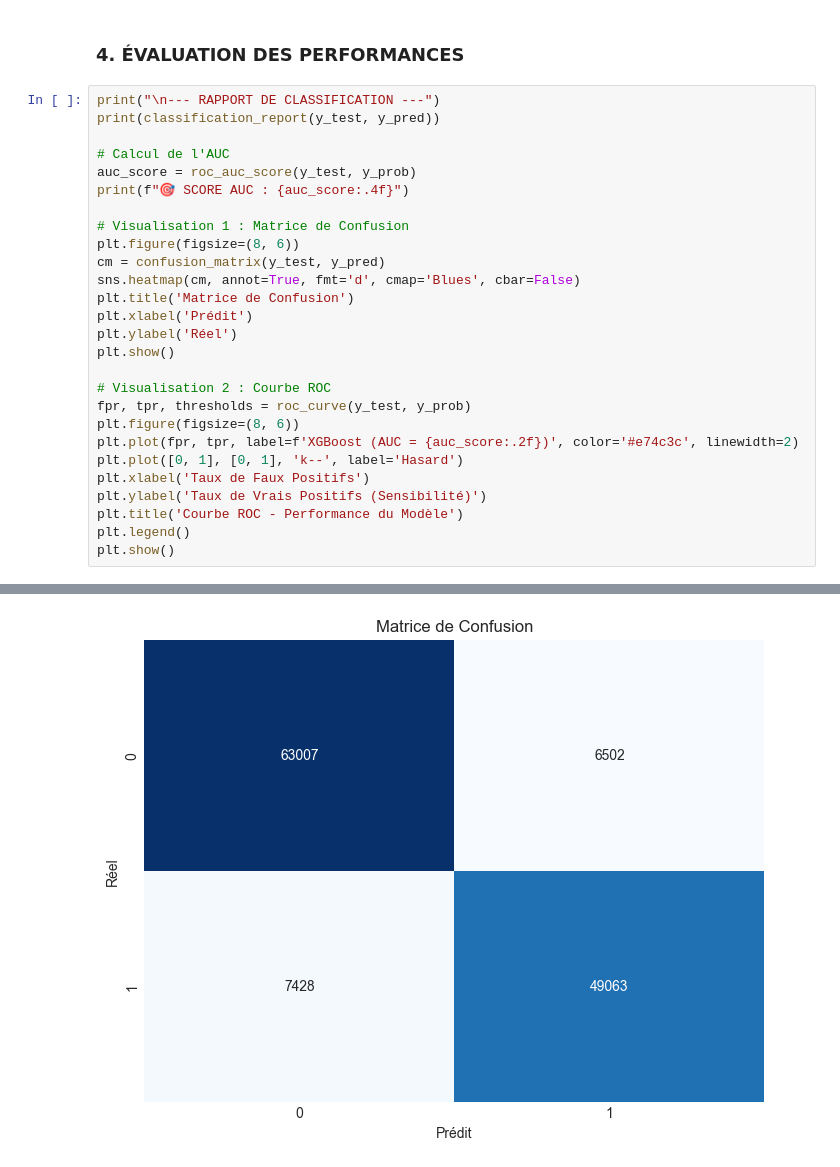
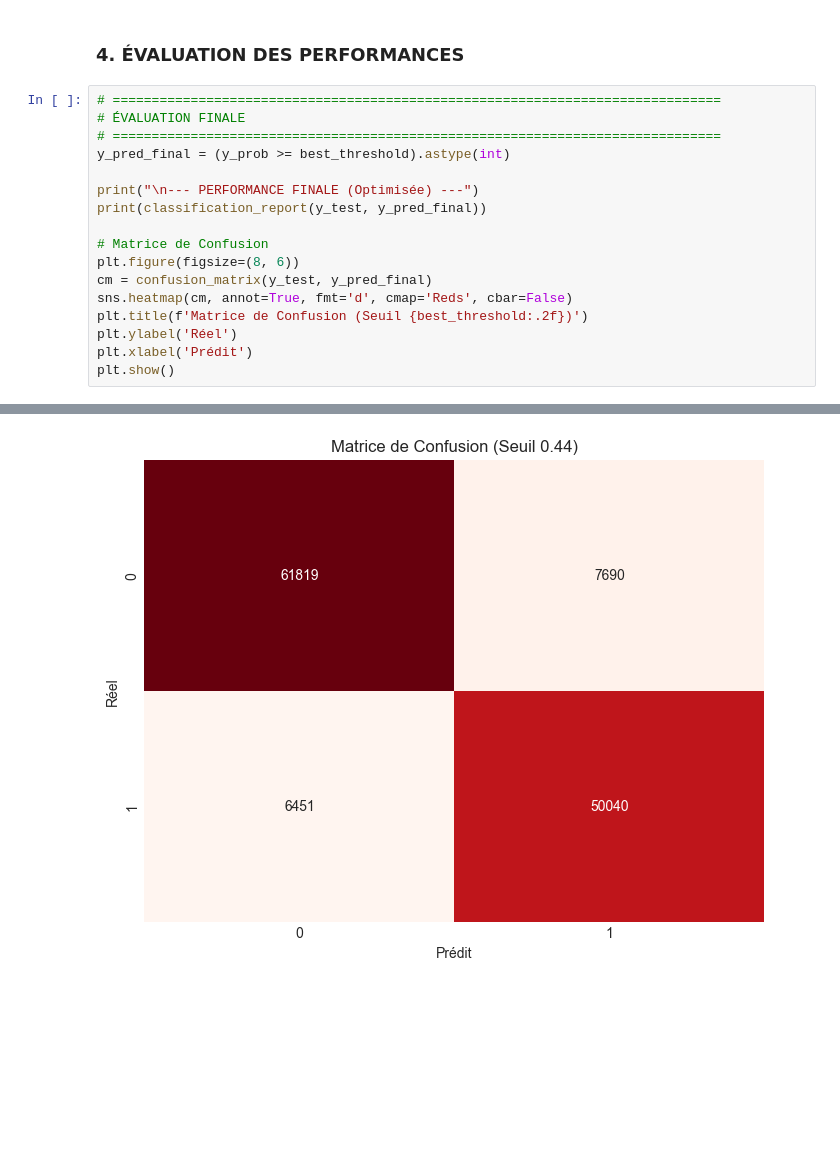
Before and after one commit to Anas7823/heart-disease-prediction, a Jupyter notebook: notebooks/Python/03_model_training.ipynb, the cells around one changed output, grey strips where cells are left out. Saved outputs shown, nothing was run; the diff lists cells and outputs as text; blank space fills up the shorter version.

```diff
--- a/notebooks/Python/03_model_training.ipynb
+++ b/notebooks/Python/03_model_training.ipynb
@@ -111,30 +163,20 @@ Parameters: { "use_label_encoder" } are not used.
 # %% [markdown]
 ### 4. ÉVALUATION DES PERFORMANCES
 # %%
-print("\n--- RAPPORT DE CLASSIFICATION ---")
-print(classification_report(y_test, y_pred))
+# ==============================================================================
+# ÉVALUATION FINALE
+# ==============================================================================
+y_pred_final = (y_prob >= best_threshold).astype(int)
 
-# Calcul de l'AUC
-auc_score = roc_auc_score(y_test, y_prob)
-print(f"🎯 SCORE AUC : {auc_score:.4f}")
+print("\n--- PERFORMANCE FINALE (Optimisée) ---")
+print(classification_report(y_test, y_pred_final))
 
-# Visualisation 1 : Matrice de Confusion
+# Matrice de Confusion
 plt.figure(figsize=(8, 6))
-cm = confusion_matrix(y_test, y_pred)
-sns.heatmap(cm, annot=True, fmt='d', cmap='Blues', cbar=False)
-plt.title('Matrice de Confusion')
+cm = confusion_matrix(y_test, y_pred_final)
+sns.heatmap(cm, annot=True, fmt='d', cmap='Reds', cbar=False)
+plt.title(f'Matrice de Confusion (Seuil {best_threshold:.2f})')
+plt.ylabel('Réel')
 plt.xlabel('Prédit')
-plt.ylabel('Réel')
 plt.show()
-
-# Visualisation 2 : Courbe ROC
-fpr, tpr, thresholds = roc_curve(y_test, y_prob)
-plt.figure(figsize=(8, 6))
-plt.plot(fpr, tpr, label=f'XGBoost (AUC = {auc_score:.2f})', color='#e74c3c', linewidth=2)
-plt.plot([0, 1], [0, 1], 'k--', label='Hasard')
-plt.xlabel('Taux de Faux Positifs')
-plt.ylabel('Taux de Vrais Positifs (Sensibilité)')
-plt.title('Courbe ROC - Performance du Modèle')
-plt.legend()
-plt.show()
 # %% [output]
@@ -152 +192 @@ weighted avg       0.89      0.89      0.89    126000
-[figure, old version]
+[figure, new version]
```
Also changed, not shown: parts of 7 cells of this notebook, 1 other file.
